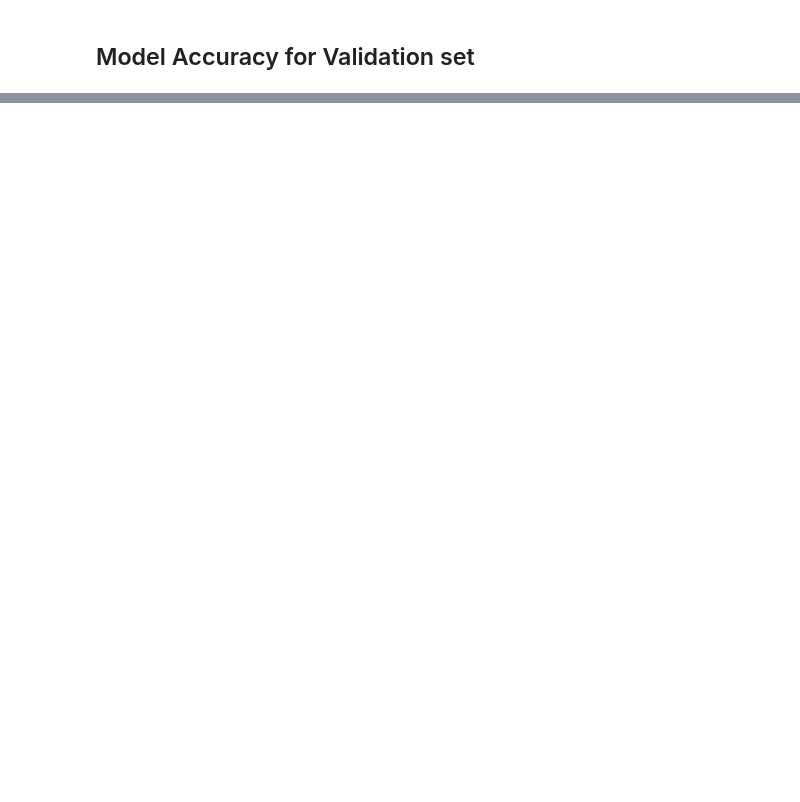
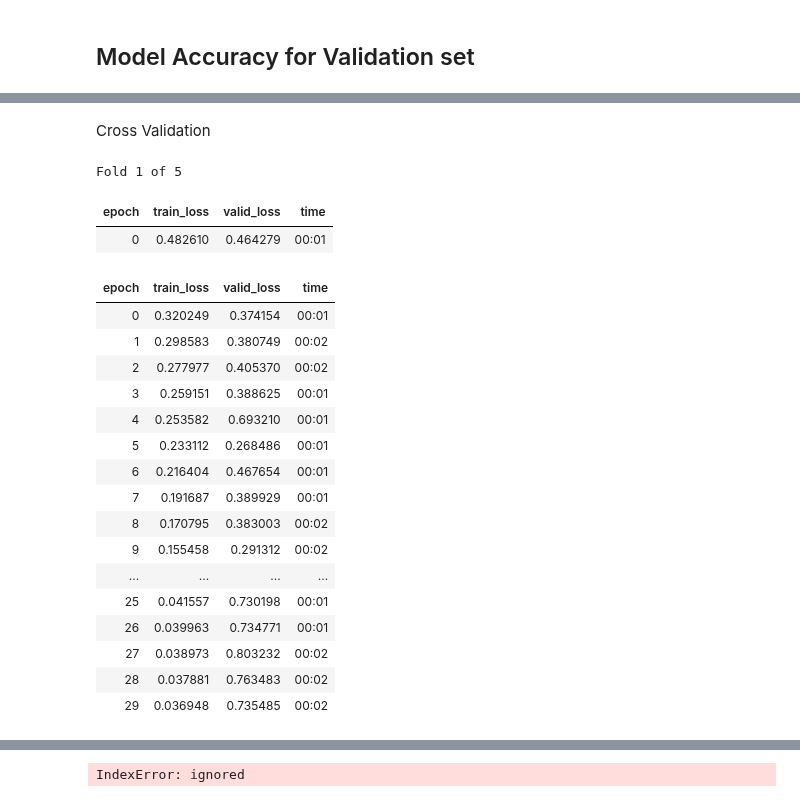
Before and after one commit to inesbsilveira/2nd-semester-2023, a Jupyter notebook: IS_MC_code_img_segmentation_07092023.ipynb, the cells around one changed output, grey strips where cells are left out. Cells and saved outputs as stored; diff of their text form; code cells hidden in the pictures; blank space fills up the shorter version.

```diff
--- a/IS_MC_code_img_segmentation_07092023.ipynb
+++ b/IS_MC_code_img_segmentation_07092023.ipynb
@@ -547,0 +552,2 @@ not greenhouse       0.98      0.94      0.96     99411
+# %% [markdown]
+Cross Validation
@@ -547,0 +588,63 @@ not greenhouse       0.98      0.94      0.96     99411
+# %%
+# Specify the number of folds
+num_folds = 5
+
+# Create a K-Fold splitter
+kf = KFold(n_splits=num_folds, shuffle=True, random_state=42)
+
+# Define a list to store precision scores for each fold
+precision_scores = []
+
+# Define a function to train and evaluate the model for each fold
+def train_and_evaluate_fold(fold_idx, train_items, test_items):
+    # Create DataBlock for this fold
+    dblock_fold = DataBlock(blocks=(ImageBlock, MaskBlock(target_names)),
+                            get_items=get_items,
+                            get_y=get_mask_fn,
+                            splitter=IndexSplitter(test_items))
+
+    # Create DataLoaders for this fold
+    dls_fold = dblock_fold.dataloaders(path, bs=8)
+
+    # Create a U-Net model for this fold
+    learn_fold = unet_learner(dls_fold, resnet34)
+
+    # Fine-tune the model for this fold
+    learn_fold.fine_tune(N_epochs)
+
+    # Evaluate the model on the validation set
+    metrics = learn_fold.validate()
+
+    # Extract and store the precision metric (assumes 'precision' is part of the metrics)
+    precision = metrics[2]
+    precision_scores.append(precision)
+
+    print(f"Fold {fold_idx + 1} - Precision: {precision}")
+
+# Iterate over the folds
+for fold_idx, (train_items, test_items) in enumerate(kf.split(items)):
+    print(f"Fold {fold_idx + 1} of {num_folds}")
+    print(f"Train indices: {train_items}")
+    print(f"Test indices: {test_items}")
+    train_and_evaluate_fold(fold_idx, train_items, test_items)
+# %% [output]
+Fold 1 of 5
+| epoch | train_loss | valid_loss | time |
+| 0 | 0.482610 | 0.464279 | 00:01 |
+| epoch | train_loss | valid_loss | time |
+| 0 | 0.320249 | 0.374154 | 00:01 |
+| 1 | 0.298583 | 0.380749 | 00:02 |
+| 2 | 0.277977 | 0.405370 | 00:02 |
+| 3 | 0.259151 | 0.388625 | 00:01 |
+| 4 | 0.253582 | 0.693210 | 00:01 |
+| 5 | 0.233112 | 0.268486 | 00:01 |
+| 6 | 0.216404 | 0.467654 | 00:01 |
+| 7 | 0.191687 | 0.389929 | 00:01 |
+| 8 | 0.170795 | 0.383003 | 00:02 |
+| 9 | 0.155458 | 0.291312 | 00:02 |
+| ... | ... | ... | ... |
+| 25 | 0.041557 | 0.730198 | 00:01 |
+| 26 | 0.039963 | 0.734771 | 00:01 |
+| 27 | 0.038973 | 0.803232 | 00:02 |
+| 28 | 0.037881 | 0.763483 | 00:02 |
+| 29 | 0.036948 | 0.735485 | 00:02 |
@@ -547,0 +652 @@ not greenhouse       0.98      0.94      0.96     99411
+IndexError: ignored
```
Also changed, not shown: parts of 15 cells of this notebook.
